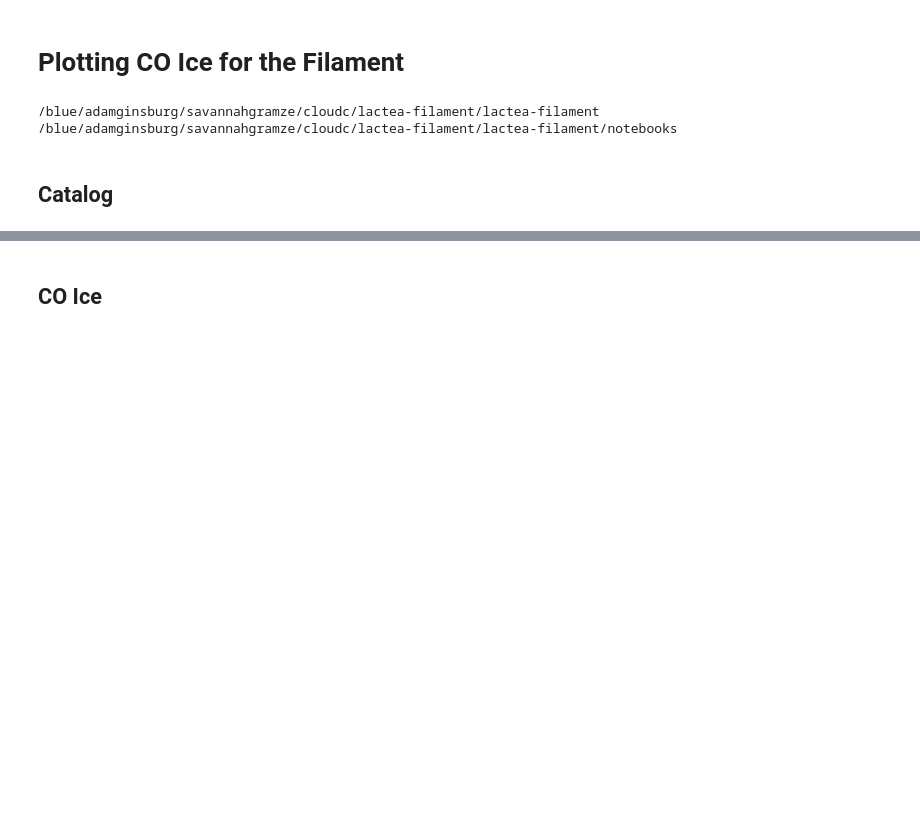
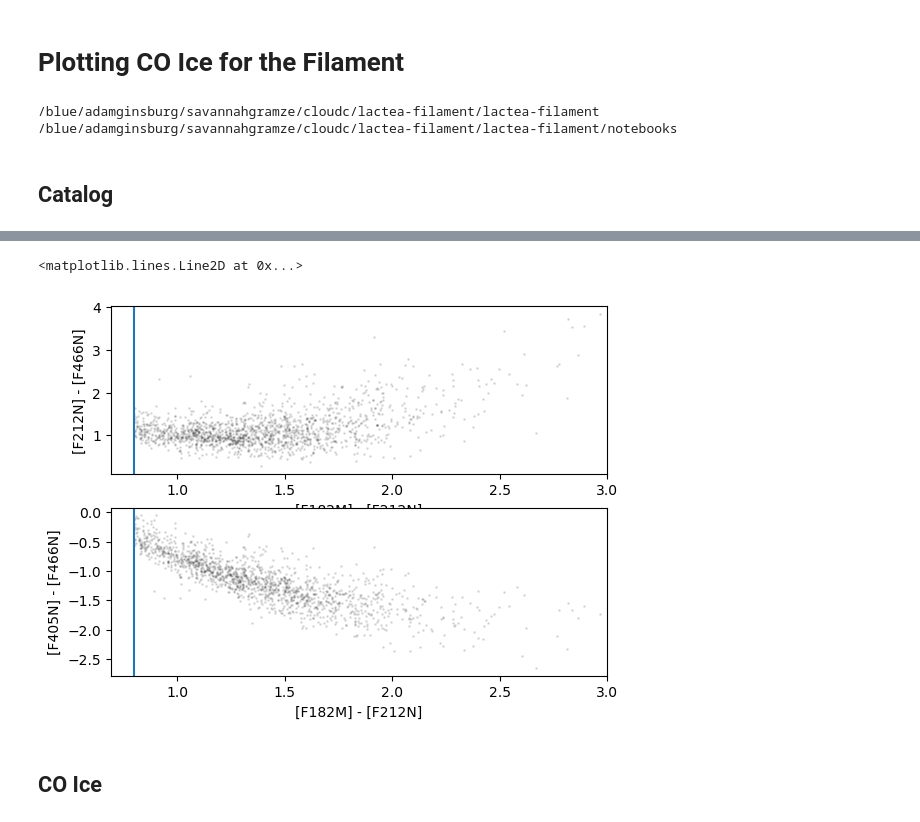
Before and after one commit to SpacialTree/lactea-filament, a Jupyter notebook: lactea-filament/notebooks/filament_COice.ipynb, the cells around one changed output, grey strips where cells are left out. Cells and saved outputs as stored; diff of their text form; code cells hidden in the pictures; blank space fills up the shorter version.

```diff
--- a/lactea-filament/notebooks/filament_COice.ipynb
+++ b/lactea-filament/notebooks/filament_COice.ipynb
@@ -27,6 +35,11 @@ import extinction as ex
 # %% [output]
 /blue/adamginsburg/savannahgramze/cloudc/lactea-filament/lactea-filament
 /blue/adamginsburg/savannahgramze/cloudc/lactea-filament/lactea-filament/notebooks
+# %%
+reg_f = Regions.read('/orange/adamginsburg/jwst/cloudc/lactea-filament/lactea-filament/regions_/filament_short.region')
+reg_c1 = Regions.read('/orange/adamginsburg/jwst/cloudc/lactea-filament/lactea-filament/regions_/cloudc1.region')
+reg_c2 = Regions.read('/orange/adamginsburg/jwst/cloudc/lactea-filament/lactea-filament/regions_/cloudc2.region')
+reg_d = Regions.read('/orange/adamginsburg/jwst/cloudc/lactea-filament/lactea-filament/regions_/cloudd.region')
 # %% [markdown]
 ## Catalog
 # %%
@@ -61,3 +90,23 @@ ax.set_xlim(0, 3)
+# %%
+ridge_reg = [reg_d[0], reg_c1[0], reg_c2[0]]
+cat_ridge = JWSTCatalog(cat_use.table_region_mask(ridge_reg, cutout_405.wcs))
+mask_red = (cat_ridge.color('f182m', 'f212n') > 0.8) | (np.isnan(np.array(cat_ridge.band('f182m'))) & np.isnan(np.array(cat_ridge.band('f187n'))))
+mask_red = mask_red & (cat_ridge.color('f410m', 'f466n') < 0)
+cat_ridge = JWSTCatalog(cat_ridge.catalog[mask_red])
+# %%
+ax1 = plt.subplot(211)
+cat_ridge.plot_CCD('f182m', 'f212n', 'f212n', 'f466n', color='k', s=1, ax=ax1, alpha=0.1)
+ax1.set_xlim(right=3)
+
+ax2 = plt.subplot(212)
+cat_ridge.plot_CCD('f182m', 'f212n', 'f405n', 'f466n', color='k', s=1, ax=ax2, alpha=0.1)
+ax2.set_xlim(right=3)
+
+ax1.axvline(0.8)
+ax2.axvline(0.8)
+# %% [output]
+<matplotlib.lines.Line2D at 0x...>
+[figure, added]
 # %% [markdown]
 ## CO Ice
 # %%
```
Also changed, not shown: parts of 12 cells of this notebook.
